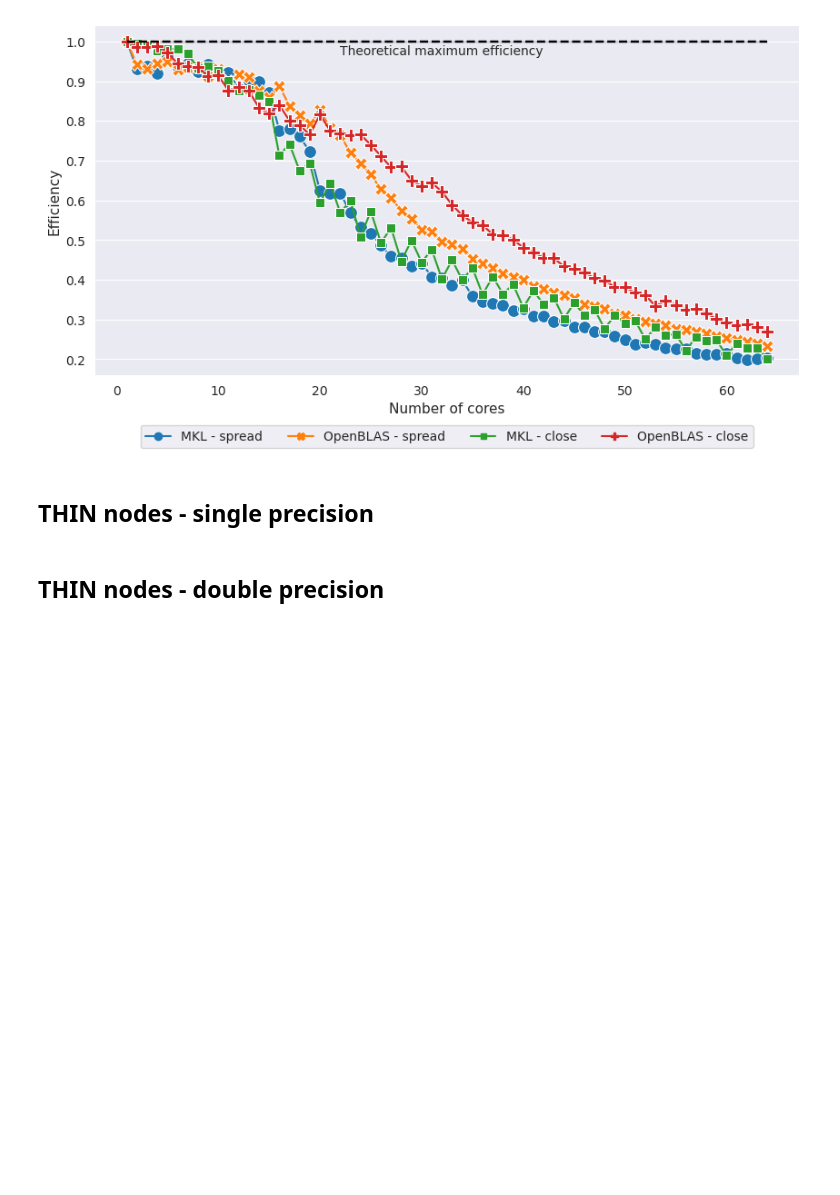
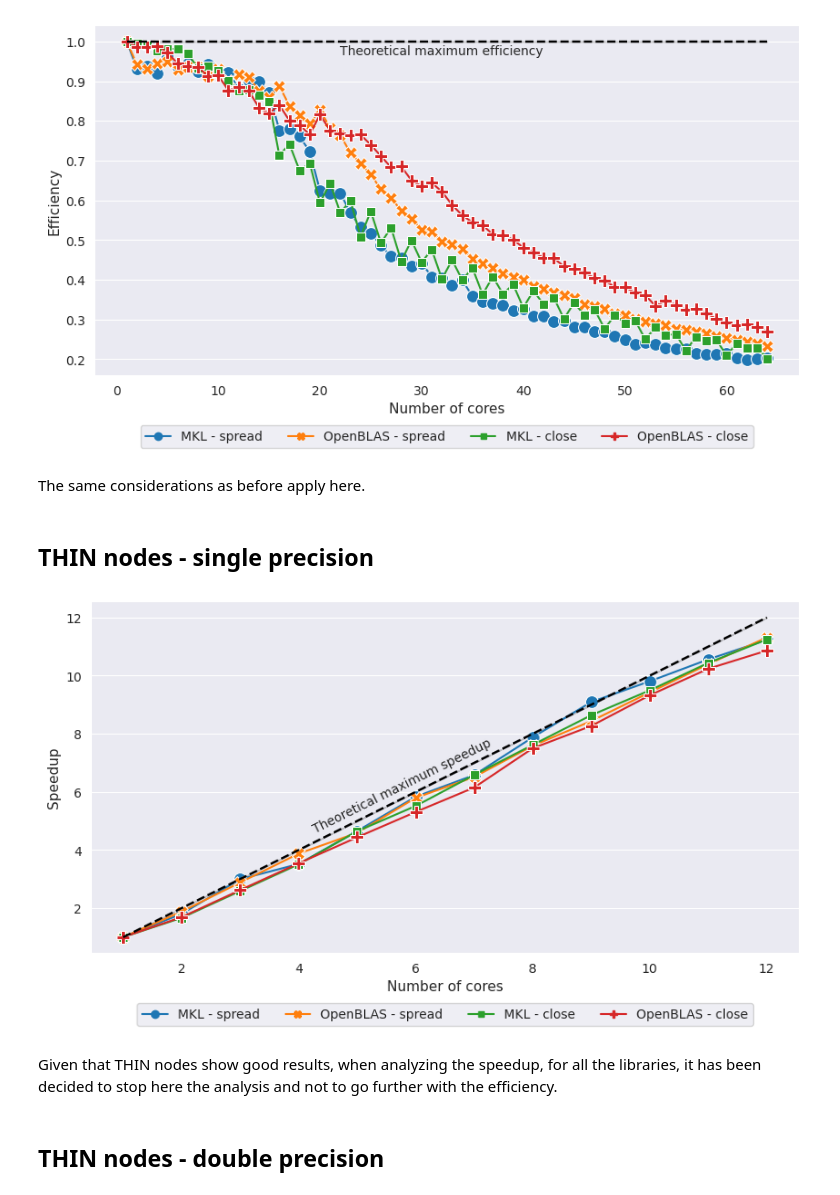
Before and after one commit to davidecapone/FHPC-Assignment, a Jupyter notebook: assignment_2/plots.ipynb, the cells around one changed output. Cells and saved outputs as stored; diff of their text form; code cells hidden in the pictures; blank space fills up the shorter version.

Commit message:
finished plots

```diff
--- a/assignment_2/plots.ipynb
+++ b/assignment_2/plots.ipynb
@@ -605,5 +605,7 @@ plt.savefig('assets/core_scaling_epyc_double_efficiency.png', dpi=250, bbox_inch
 plt.show()
 # %% [output]
 [figure]
+# %% [markdown]
+The same considerations as before apply here.
 # %% [markdown]
 ## THIN nodes - single precision
@@ -610,2 +664,32 @@ plt.show()
+# %%
+# Plot the results - speedup
+
+plt.figure(figsize=(10, 5))
+## Result lines
+sns.lineplot(x='n_cores',
+             y='speedup',
+             hue='test',
+             data=cs_thin_float,
+             markers=True,
+             markersize=10,
+             style='test',
+             dashes=False
+             )
+## Theoretical maximum speedup line
+sns.lineplot(x='n_cores', y='n_cores', data=cs_thin_float, color='black', linestyle='--', linewidth=1.75)
+plt.text(x=5.775, y=6.225, s='Theoretical maximum speedup', va='center', ha='center', rotation=45, rotation_mode='anchor', transform_rotates_text=True)
+## Styling
+sns.set_style('darkgrid')
+plt.ylabel('Speedup', fontsize=11)
+plt.xlabel('Number of cores', fontsize=11)
+plt.legend(bbox_to_anchor=(0.5, -0.225), loc='lower center', ncol=4, title='')
+plt.grid(False, axis='x')
+## Save and show plot
+plt.savefig('assets/core_scaling_thin_float.png', dpi=250, bbox_inches='tight')
+plt.show()
+# %% [output]
+[figure, added]
+# %% [markdown]
+Given that THIN nodes show good results, when analyzing the speedup, for all the libraries, it has been decided to stop here the analysis and not to go further with the efficiency.
 # %% [markdown]
 ## THIN nodes - double precision
```
Also changed, not shown: parts of 4 cells of this notebook, 3 other files.
